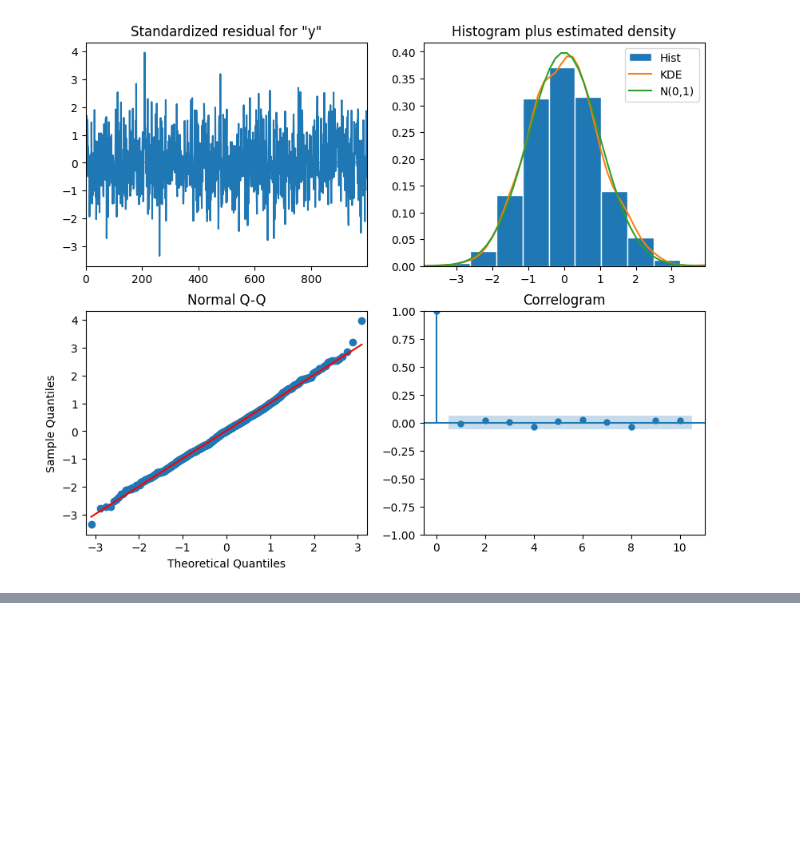
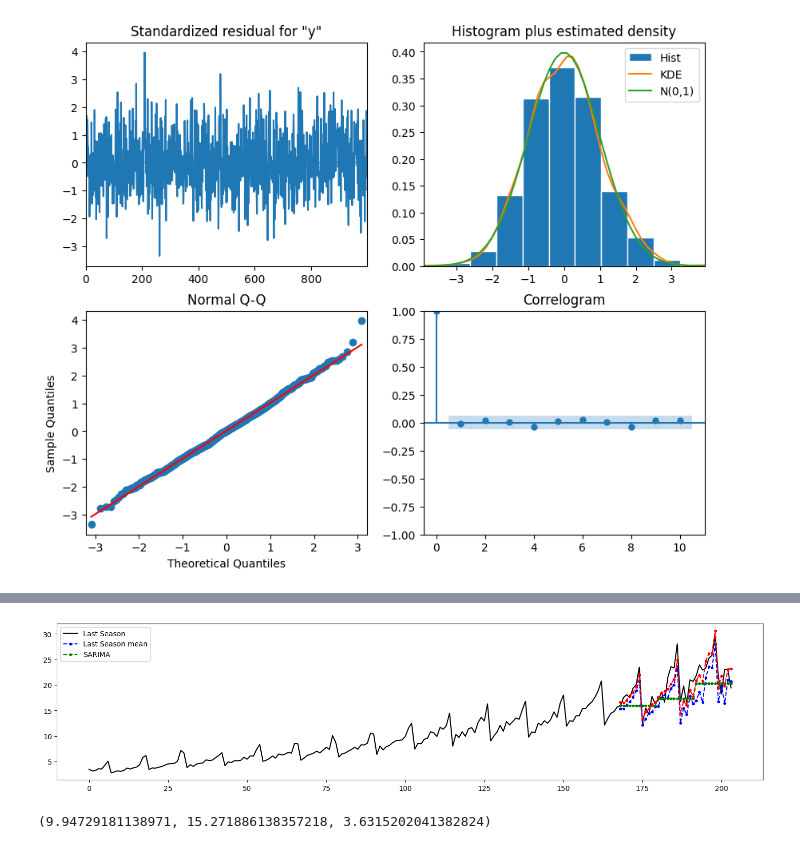
Before and after one commit to nbala2k2/Timeseries-Forecasting-, a Jupyter notebook: timeseries_forecasting book.ipynb, the cells around one changed output, grey strips where cells are left out. Cells and saved outputs as stored; diff of their text form; code cells hidden in the pictures; blank space fills up the shorter version.

Commit message:
updated timeseries_forecasting

```diff
--- a/timeseries_forecasting book.ipynb
+++ b/timeseries_forecasting book.ipynb
@@ -393,0 +526,21 @@ model.plot_diagnostics(figsize=(10,8))
+# %%
+df_drug['last_season']=np.nan
+df_drug['last_season_mean']=np.nan
+df_drug['Sarima']=np.nan
+df_drug['last_season'][-36:]=rolling_forecast(df_drug,len(train),len(test),window=12,method='last_season')
+df_drug['last_season_mean'][-36:]=rolling_forecast(df_drug,len(train),len(test),window=12,method='last_season_mean')
+df_drug['Sarima'][-36:]=rolling_forecast(df_drug,len(train),len(test),window=12,method='Sarima')
+# %%
+plt.figure(figsize=(18,4))
+plt.plot(df_drug['y'],'k')
+plt.plot(df_drug['last_season'],'b--.')
+plt.plot(df_drug['last_season_mean'],'g--.')
+plt.plot(df_drug['Sarima'],'r--.')
+plt.legend(['Last Season','Last Season mean','SARIMA'])
+plt.show()
+# %% [output]
+[figure, added]
+# %%
+mean_squared_error(df_drug['y'][-len(test):],df_drug['last_season'][-len(test):]),mean_squared_error(df_drug['y'][-len(test):],df_drug['last_season_mean'][-len(test):]),mean_squared_error(df_drug['y'][-len(test):],df_drug['Sarima'][-len(test):])
+# %% [output]
+(9.94729181138971, 15.271886138357218, 3.6315202041382824)
```
Also changed, not shown: parts of 11 cells of this notebook.
